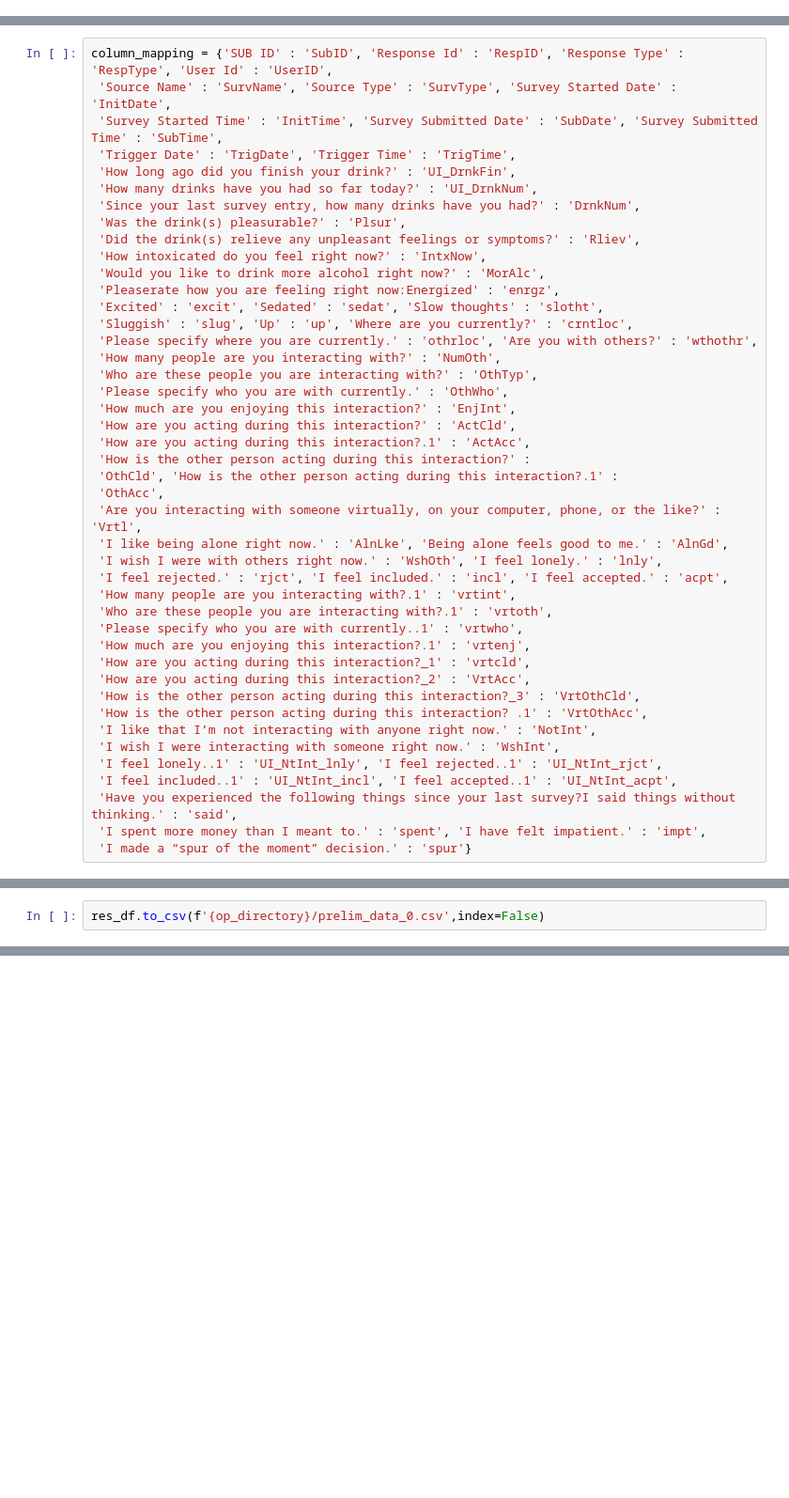
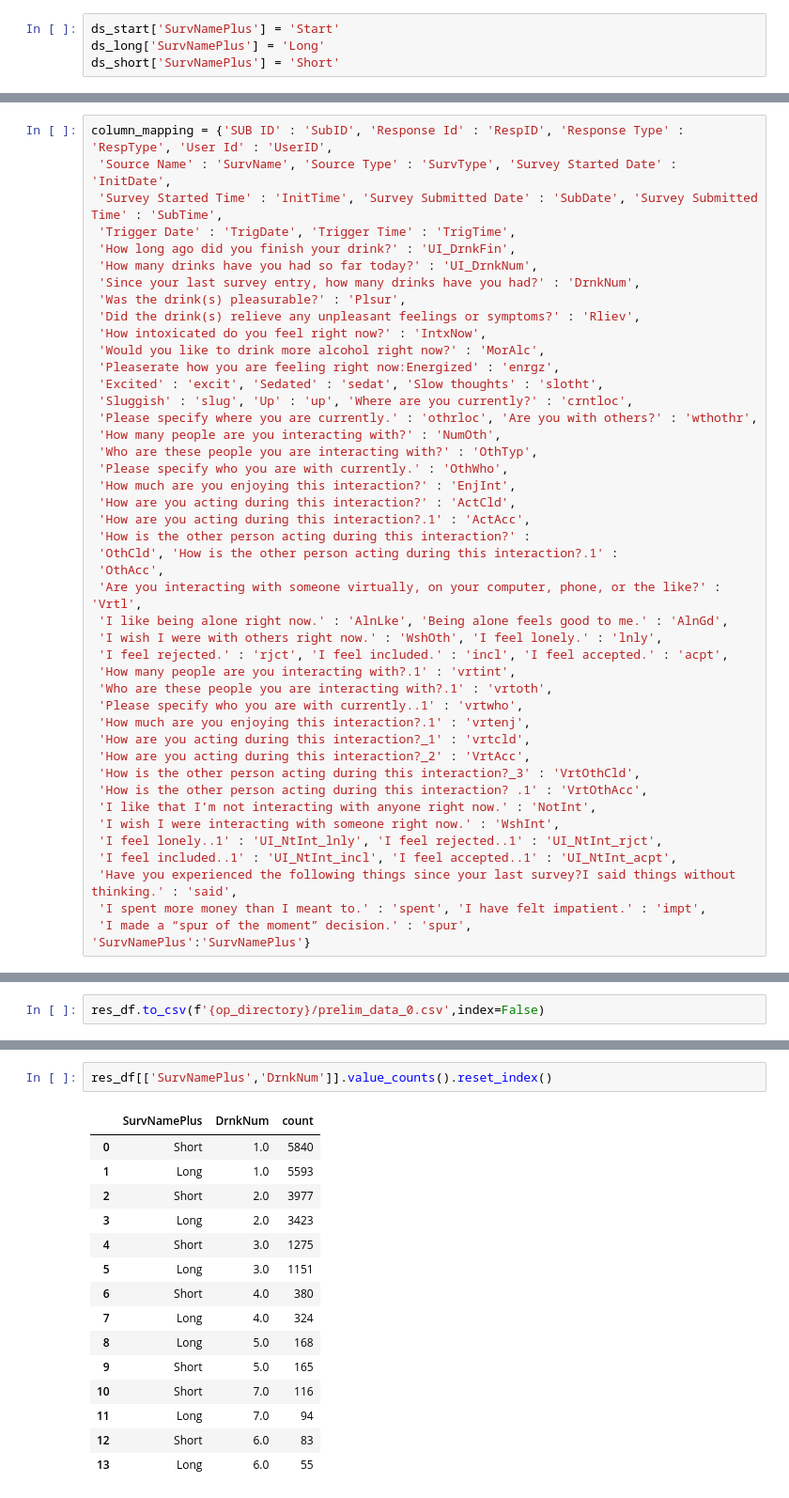
Before and after one commit to saurav-y/Behavior-Alcohol-Responses, a Jupyter notebook: Alcohol_Responses (First Drink and Followup)/ema_1.ipynb, the cells around one changed output, grey strips where cells are left out. Shown at 94% size. Cells and saved outputs as stored; diff of their text form; blank space fills up the shorter version.

```diff
--- a/Alcohol_Responses/ema_1.ipynb
+++ b/Alcohol_Responses (First Drink and Followup)/ema_1.ipynb
@@ -45,6 +45,10 @@ for df in [ds_start, ds_long, ds_short]:
             new_cols.append(col)
             seen_cols.append(col)
     df.columns = new_cols
+# %%
+ds_start['SurvNamePlus'] = 'Start'
+ds_long['SurvNamePlus'] = 'Long'
+ds_short['SurvNamePlus'] = 'Short'
 # %% [markdown]
 ### Concatenate Morning and Random reports. Also add Participant ID
 # %%
@@ -106,7 +110,8 @@ column_mapping = {'SUB ID' : 'SubID', 'Response Id' : 'RespID', 'Response Type'
  'I feel included..1' : 'UI_NtInt_incl', 'I feel accepted..1' : 'UI_NtInt_acpt',
  'Have you experienced the following things since your last survey?I said things without thinking.' : 'said',
  'I spent more money than I meant to.' : 'spent', 'I have felt impatient.' : 'impt',
- 'I made a “spur of the moment” decision.' : 'spur'}
+ 'I made a “spur of the moment” decision.' : 'spur',
+'SurvNamePlus':'SurvNamePlus'}
 # %% [markdown]
 ### Renaming & Reordering Columns to Desired Column Names
 # %%
@@ -121,0 +132,18 @@ res_df.to_csv(f'{op_directory}/prelim_data_0.csv',index=False)
+# %%
+res_df[['SurvNamePlus','DrnkNum']].value_counts().reset_index()
+# %% [output]
+|  | SurvNamePlus | DrnkNum | count |
+| 0 | Short | 1.0 | 5840 |
+| 1 | Long | 1.0 | 5593 |
+| 2 | Short | 2.0 | 3977 |
+| 3 | Long | 2.0 | 3423 |
+| 4 | Short | 3.0 | 1275 |
+| 5 | Long | 3.0 | 1151 |
+| 6 | Short | 4.0 | 380 |
+| 7 | Long | 4.0 | 324 |
+| 8 | Long | 5.0 | 168 |
+| 9 | Short | 5.0 | 165 |
+| 10 | Short | 7.0 | 116 |
+| 11 | Long | 7.0 | 94 |
+| 12 | Short | 6.0 | 83 |
+| 13 | Long | 6.0 | 55 |
```
Also changed, not shown: parts of 2 cells of this notebook, 13 other files.
